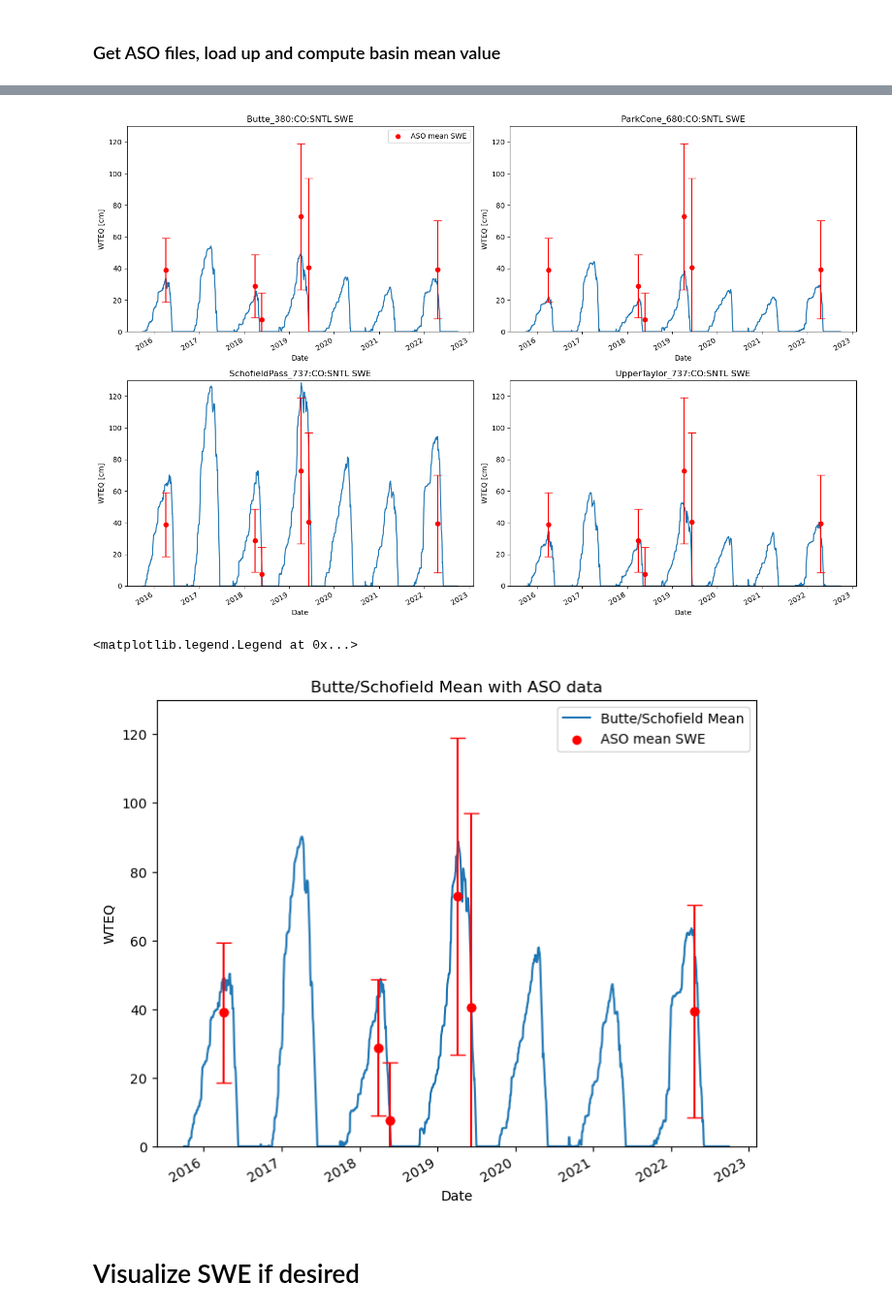
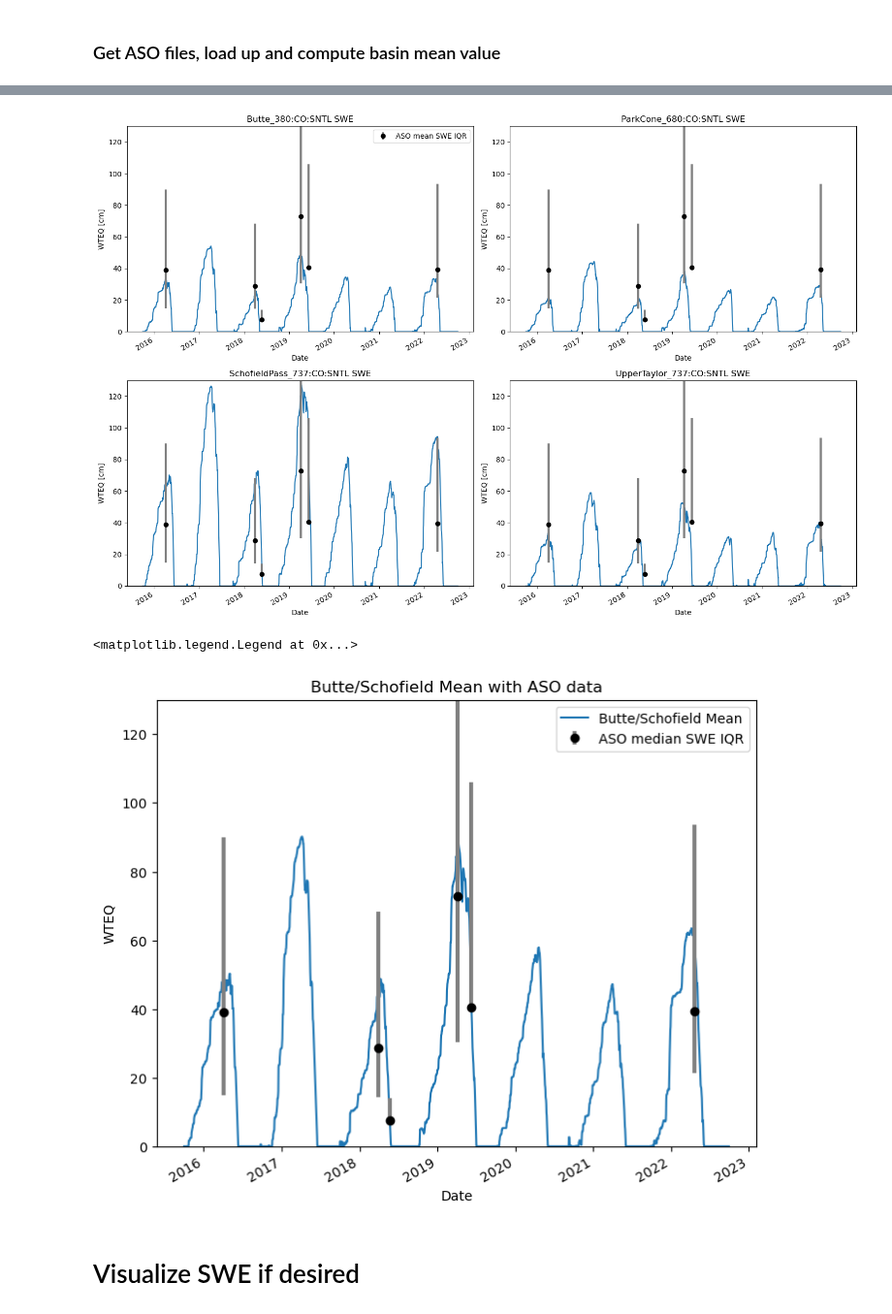
Before and after one commit to dlhogan97/Spring-Precipitation-Effect-CO-River, a Jupyter notebook: notebooks/ASO_SNTL_comparison.ipynb, the cells around one changed output, grey strips where cells are left out. Shown at 97% size. Cells and saved outputs as stored; diff of their text form; code cells hidden in the pictures.

```diff
--- a/notebooks/ASO_SNTL_comparison.ipynb
+++ b/notebooks/ASO_SNTL_comparison.ipynb
@@ -112,26 +102,31 @@ ASO_swe_files
 # %%
-rio_mask_kwargs = {'filled':False, 'crop':True, 'indexes':1}
-# skipping the CB area flight on 20180330
+# unneded now -  rio_mask_kwargs = {'filled':False, 'crop':True, 'indexes':1}
+# skipping the CB area flight on 20180330 because there was another flight on march 30 over our specific basin
 dates = [dt.date(2016,4,4), dt.date(2018,3,31),dt.date(2018,5,24),dt.date(2019,4,7),dt.date(2019,6,10),dt.date(2022,4,21)]
 
 # create empty dictionaries to fill
 aso_swe_mean_dict = {}
-aso_swe_std_dict = {}
+aso_swe_median_dict = {}
+aso_swe_25th_dict = {}
+aso_swe_75th_dict = {}
 aso_swe_date_dict = dict(zip(ASO_swe_files, dates))
 
 for i,file in enumerate(ASO_swe_files):
     if '20180330' in file:
         continue
     else:
-        src_swe = rasterio.open(file)
-        src_ma_swe, src_ma_transform = rasterio.mask.mask(src_swe, upper_east_river_poly.geometry,**rio_mask_kwargs)
-        east_ma_extent = rasterio.plot.plotting_extent(src_ma_swe, src_ma_transform)
+        src_swe = rioxr.open_rasterio(file).squeeze()
+        src_er_swe = src_swe.rio.clip(upper_east_river_poly.geometry)
+        src_er_sw_ma = src_er_swe.where(src_er_swe>=0)
+
         # Save mean and standard deviation in centimeters
-        aso_swe_mean_dict[file[:-4]] = src_ma_swe.mean()*100
-        aso_swe_std_dict[file[:-4]] = src_ma_swe.std()*100
+        aso_swe_mean_dict[file[:-4]] = src_er_sw_ma.mean().values * 100 # convert to centimeters
+        aso_swe_median_dict[file[:-4]] = src_er_sw_ma.median().values * 100 # convert to centimeters
+        aso_swe_25th_dict[file[:-4]] = src_er_sw_ma.quantile(0.25).values * 100 # convert to centimeters
+        aso_swe_75th_dict[file[:-4]] = src_er_sw_ma.quantile(0.75).values * 100 # convert to centimeters
 # %%
-aso_stats_df = pd.DataFrame([aso_swe_date_dict.values(),aso_swe_mean_dict.values(),aso_swe_std_dict.values()]).T
-aso_stats_df = aso_stats_df.rename(columns={0:'date',1:'mean',2:'std'})
+aso_stats_df = pd.DataFrame([aso_swe_date_dict.values(),aso_swe_mean_dict.values(), aso_swe_median_dict.values(), aso_swe_25th_dict.values(), aso_swe_75th_dict.values()]).T
+aso_stats_df = aso_stats_df.rename(columns={0:'date',1:'mean', 2:'median', 3:'25th_quartile', 4:'75th_quartile'})
 aso_stats_df = aso_stats_df.set_index('date')
 # %%
 # Create a plot for a time series of each SNOTEL site from 2016 to 2022
@@ -143,25 +138,37 @@ for i,loc in enumerate(er_sntl_2016_2022.Location):
     ax = axs[i]
     er_sntl_2016_2022.sel(Location=loc).WTEQ.plot(ax=ax)
 
-    ax.errorbar(aso_stats_df.index, aso_stats_df['mean'],yerr=aso_stats_df['std'], fmt='o', color='r',capsize=6)
-    ax.scatter(aso_stats_df.index, aso_stats_df['mean'], label='ASO mean SWE', color='red',)
+
+    # ax.scatter(aso_stats_df.index, aso_stats_df['mean'], label='ASO mean SWE', color='red',)
+    ax.errorbar(aso_stats_df.index, aso_stats_df['median'],yerr=[aso_stats_df['25th_quartile'],aso_stats_df['75th_quartile']],
+                fmt='o',
+                color='black',
+                ecolor='gray',
+                elinewidth=3,
+                capsize=0,
+                label='ASO mean SWE IQR');
 
     ax.set_title(f'{loc.values} SWE')
     ax.set_ylim(0,130)
     if i == 0:
         ax.legend()
 # %% [output]
-[figure, old version]
+[figure, new version]
 # %%
 fig, ax = plt.subplots(figsize=(8,6))
 er_sntl_2016_2022.sel(Location=['Butte_380:CO:SNTL','SchofieldPass_737:CO:SNTL']).WTEQ.mean(dim='Location').plot(label='Butte/Schofield Mean')
 
-ax.errorbar(aso_stats_df.index, aso_stats_df['mean'],yerr=aso_stats_df['std'], fmt='o', color='r',capsize=6)
-ax.scatter(aso_stats_df.index, aso_stats_df['mean'], label='ASO mean SWE', color='red')
+ax.errorbar(aso_stats_df.index, aso_stats_df['mean'],yerr=[aso_stats_df['25th_quartile'],aso_stats_df['75th_quartile']],
+                fmt='o',
+                color='black',
+                ecolor='gray',
+                elinewidth=3,
+                capsize=0,
+                label='ASO median SWE IQR');
 
 ax.set_ylim(0,130)
 ax.set_title('Butte/Schofield Mean with ASO data')
 ax.legend()
 # %% [output]
 <matplotlib.legend.Legend at 0x...>
-[figure, old version]
+[figure, new version]
```
Also changed, not shown: parts of 2 cells of this notebook, 2 other files.
